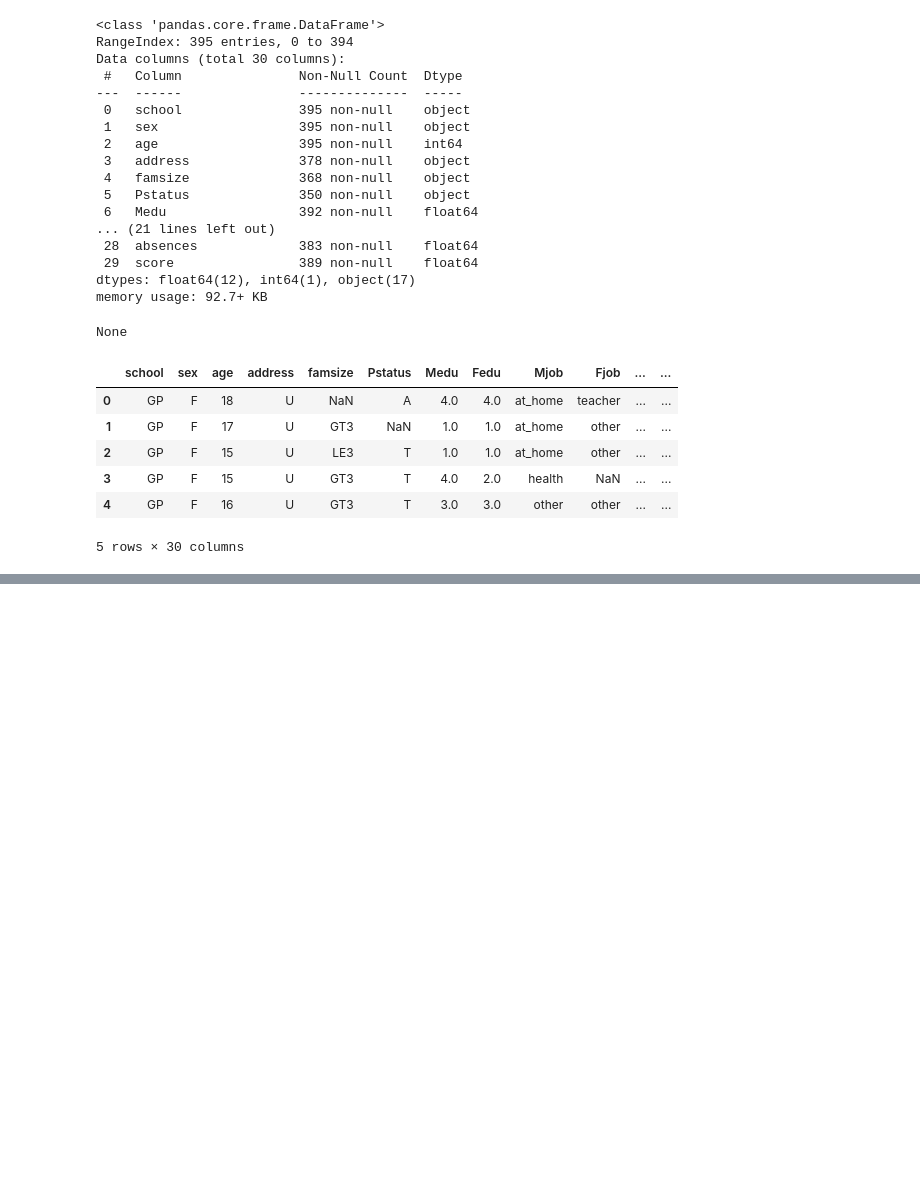
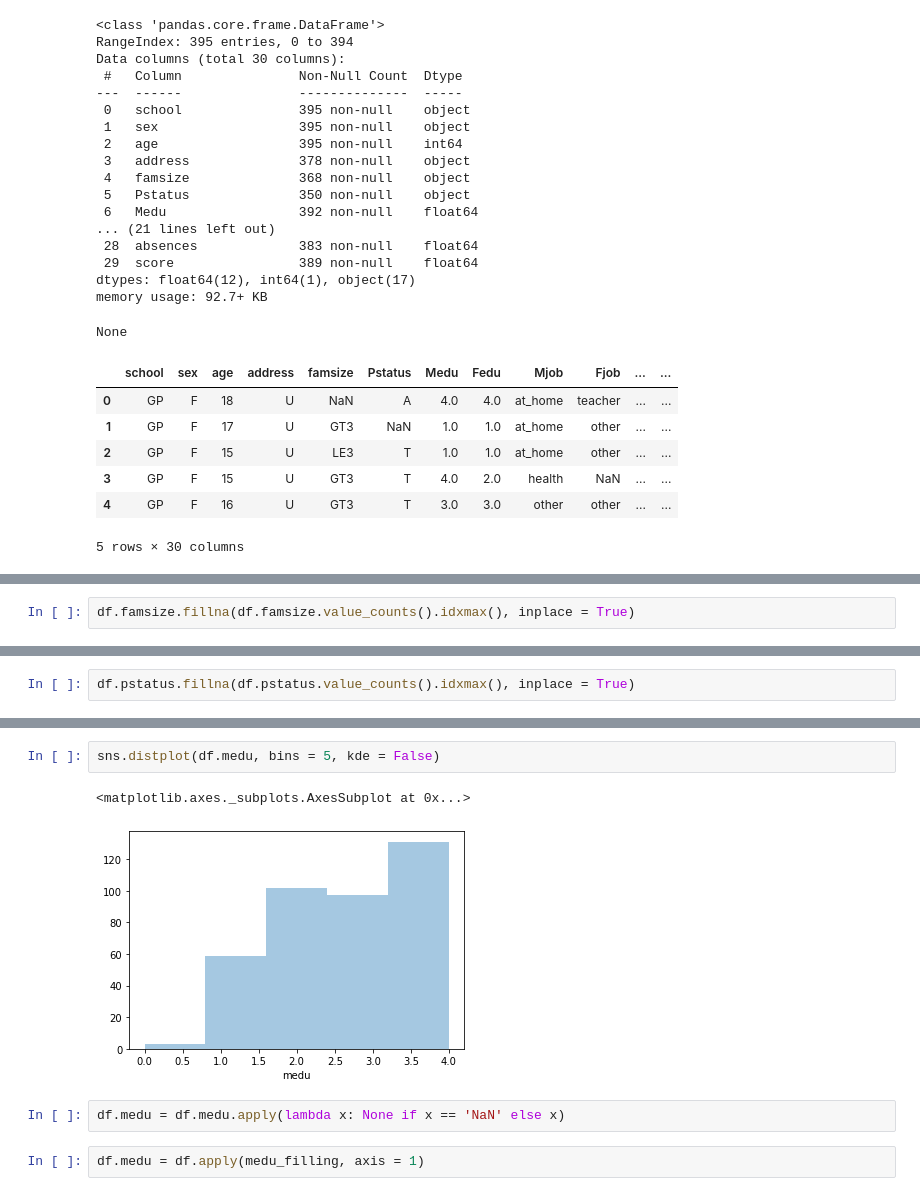
Before and after one commit to Golovolastik/skillfactory_rds, a Jupyter notebook: module_2/stud_math.ipynb, the cells around one changed output, grey strips where cells are left out. Drawn from its saved outputs; the diff is of its cells as text; blank space fills up the shorter version.

```diff
--- a/module_2/stud_math.ipynb
+++ b/module_2/stud_math.ipynb
@@ -33,0 +170,2 @@ None
+# %%
+df.famsize.fillna(df.famsize.value_counts().idxmax(), inplace = True)
@@ -33,0 +195,2 @@ None
+# %%
+df.pstatus.fillna(df.pstatus.value_counts().idxmax(), inplace = True)
@@ -33,0 +232,9 @@ None
+# %%
+sns.distplot(df.medu, bins = 5, kde = False)
+# %% [output]
+<matplotlib.axes._subplots.AxesSubplot at 0x...>
+[figure, added]
+# %%
+df.medu = df.medu.apply(lambda x: None if x == 'NaN' else x)
+# %%
+df.medu = df.apply(medu_filling, axis = 1)
```
Also changed, not shown: parts of 39 cells of this notebook.
